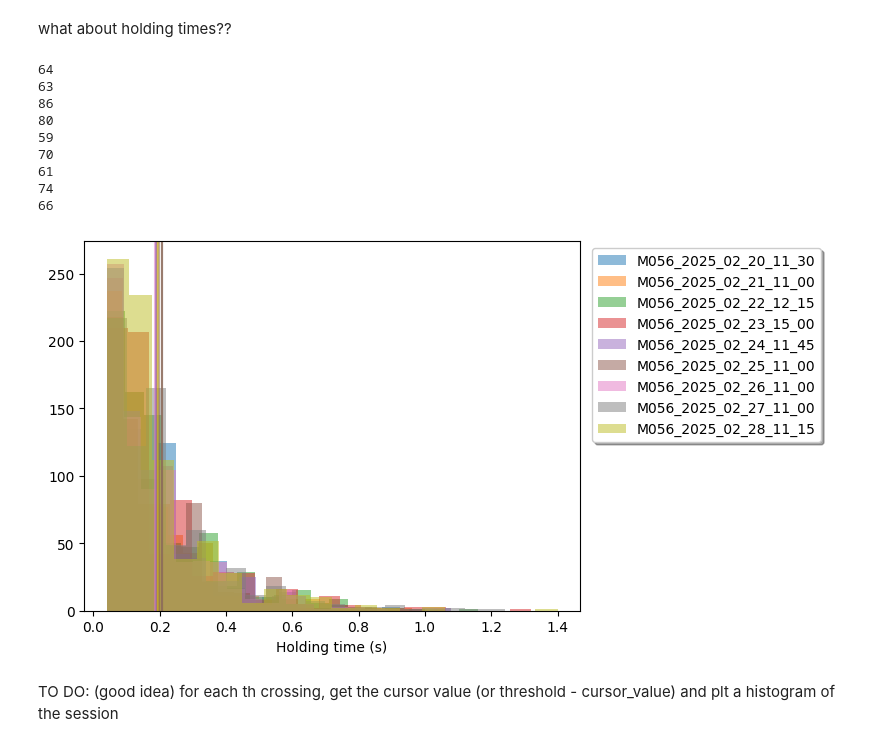
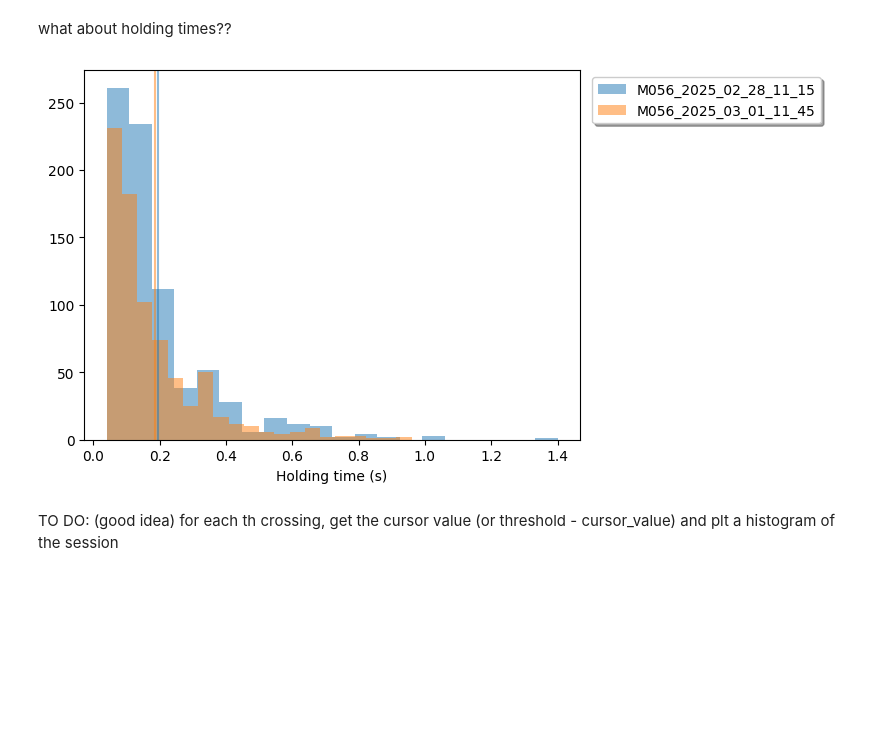
Before and after one commit to CeciliaGallego/opBCI_analysis, a Jupyter notebook: opBCI_analysis_multiple sessions.ipynb, the cells around one changed output. Drawn from its saved outputs; the diff is of its cells as text; code cells hidden in the pictures; blank space fills up the shorter version.

```diff
--- a/opBCI_analysis_multiple sessions.ipynb
+++ b/opBCI_analysis_multiple sessions.ipynb
@@ -10,7 +10,7 @@ from util import matlab_cca
 # List of sessions
 # sessions = ["M052_2025_01_23_15_15","M052_2025_01_24_15_00","M052_2025_01_25_14_30","M052_2025_01_27_15_00"]
 # sessions = ["M051_2025_02_05_16_00","M051_2025_02_06_15_00","M051_2025_02_07_15_30","M051_2025_02_08_15_30","M051_2025_02_09_16_45","M051_2025_02_10_16_00","M051_2025_02_11_11_30","M051_2025_02_12_15_30","M051_2025_02_13_15_00","M051_2025_02_14_15_00"]
-sessions = ["M056_2025_02_18_16_00","M056_2025_02_19_11_00","M056_2025_02_20_11_30","M056_2025_02_21_11_00","M056_2025_02_22_12_15","M056_2025_02_23_15_00","M056_2025_02_24_11_45","M056_2025_02_25_11_00","M056_2025_02_26_11_00","M056_2025_02_27_11_00","M056_2025_02_28_11_15"]
+sessions = ["M056_2025_02_18_16_00","M056_2025_02_19_11_00","M056_2025_02_20_11_30","M056_2025_02_21_11_00","M056_2025_02_22_12_15","M056_2025_02_23_15_00","M056_2025_02_24_11_45","M056_2025_02_25_11_00","M056_2025_02_26_11_00","M056_2025_02_27_11_00","M056_2025_02_28_11_15","M056_2025_03_01_11_45"]
 
 data_dir = 'C:/Users/Cecilia/data/raw'
 
@@ -365,29 +367,20 @@ what about holding times??
 # %%
 # Histogram of continuous cursor values==1 in each session
 for session in range(len(session_logs)):
-    if session <2:
+    if session<10:
         continue
     bci_value = bci_value_all[session]
     diff = np.diff(np.concatenate(([0], bci_value, [0])))
     holdings = np.where(diff == -1)[0] - np.where(diff == 1)[0]
     holdings = holdings*0.04 # to seconds
     hist = plt.hist(holdings, bins=20, alpha=0.5, label=sessions[session])
     plt.legend(bbox_to_anchor=(1.5, 1), loc='upper right', shadow=True)
     plt.xlabel('Holding time (s)')
     color = hist[2][0].get_facecolor()
     plt.axvline(x=np.mean(holdings),color=color)
-    print(np.sum(holdings>0.4))
+    # print(np.sum(holdings>0.4))
 # %% [output]
-64
-63
-86
-80
-59
-70
-61
-74
-66
-[figure, old version]
+[figure, new version]
 # %% [markdown]
 TO DO: (good idea) for each th crossing, get the cursor value (or threshold - cursor_value) and plt a histogram of the session
 # %%
```
Also changed, not shown: parts of 10 cells of this notebook, 1 other file.
